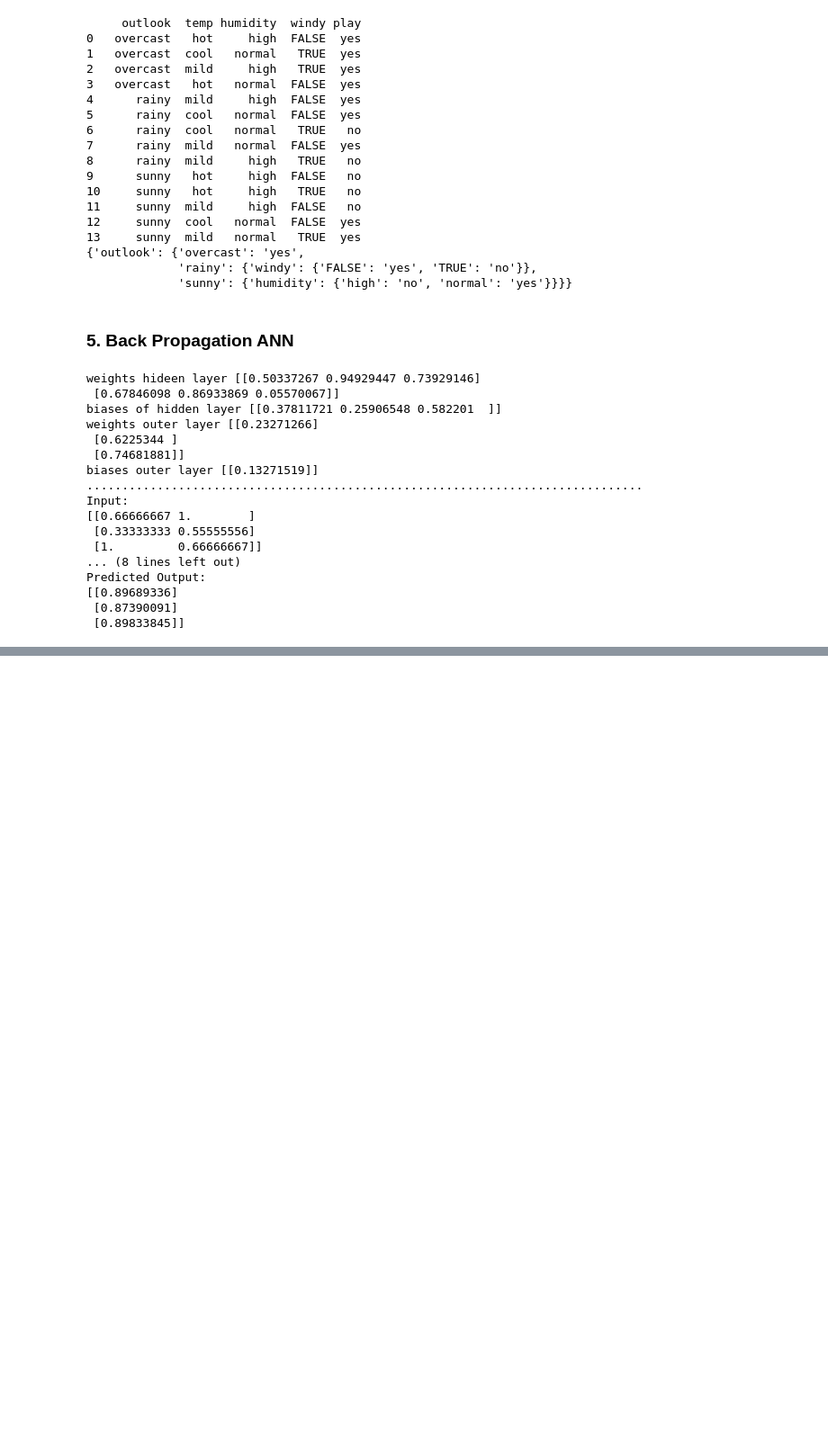
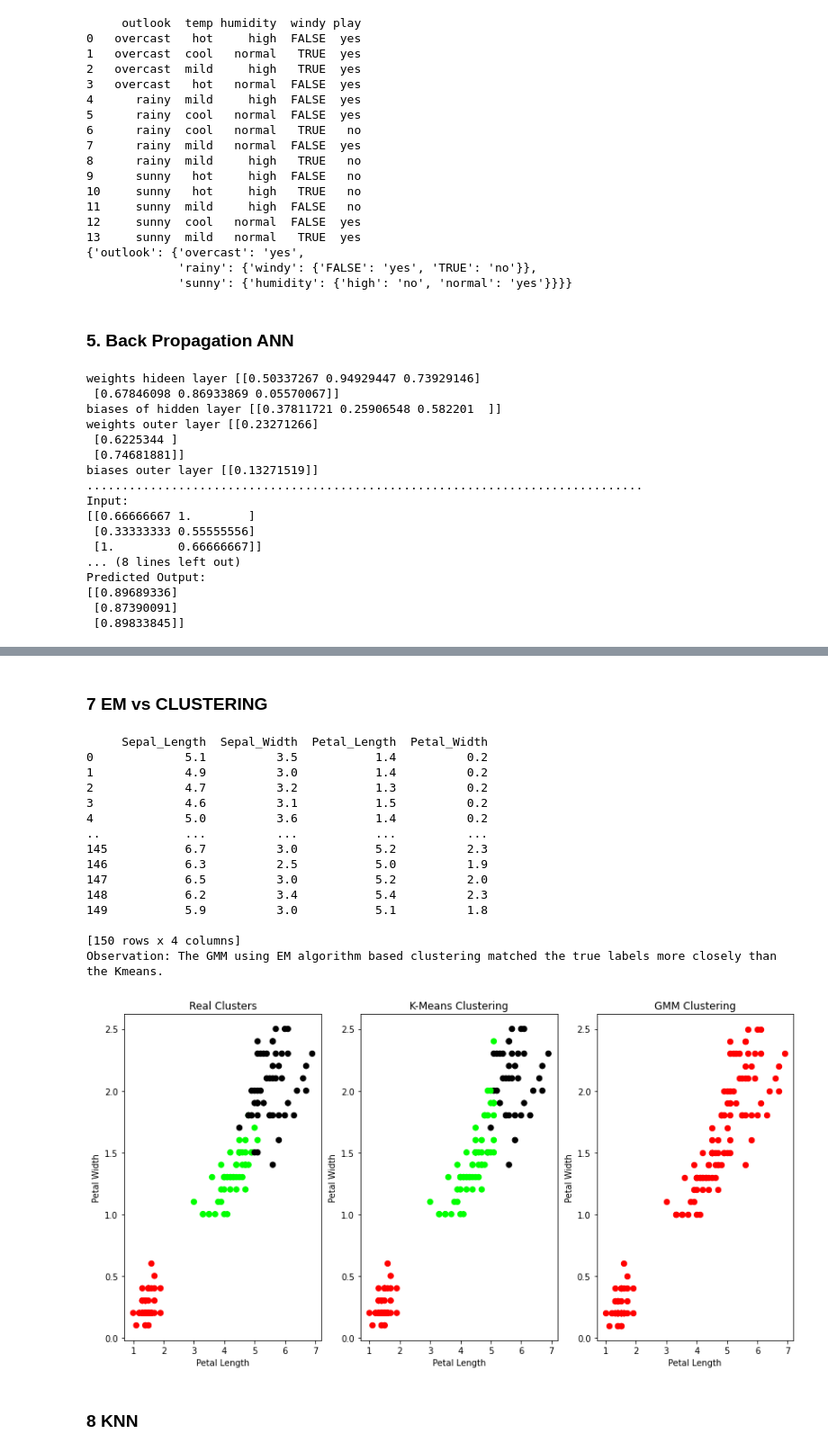
Before and after one commit to rohitdas13595/AI-MLLab, a Jupyter notebook: prog.ipynb, the cells around one changed output, grey strips where cells are left out. Shown at 90% size. Drawn from its saved outputs; the diff is of its cells as text; code cells hidden in the pictures; blank space fills up the shorter version.

```diff
--- a/prog.ipynb
+++ b/prog.ipynb
@@ -562,0 +630,77 @@ Predicted Output:
+# %% [markdown]
+### 7 EM vs CLUSTERING
+# %%
+import matplotlib.pyplot as plt
+from sklearn import datasets
+from sklearn.cluster import KMeans
+import pandas as pd
+import numpy as np
+
+# import some data to play with
+iris = datasets.load_iris()
+X = pd.DataFrame(iris.data)
+
+X.columns = ['Sepal_Length','Sepal_Width','Petal_Length','Petal_Width']
+print(X)
+y = pd.DataFrame(iris.target)
+y.columns = ['Targets']
+
+# Build the K Means Model
+model = KMeans(n_clusters=3)
+model.fit(X) # model.labels_ : Gives cluster no for which samples belongs to
+
+# # Visualise the clustering results
+plt.figure(figsize=(14,7))
+colormap = np.array(['red', 'lime', 'black'])
+
+# Plot the Original Classifications using Petal features
+plt.subplot(1, 3, 1)
+plt.scatter(X.Petal_Length, X.Petal_Width, c=colormap[y.Targets], s=40)
+plt.title('Real Clusters')
+plt.xlabel('Petal Length')
+plt.ylabel('Petal Width')
+
+# Plot the Models Classifications
+plt.subplot(1, 3, 2)
+plt.scatter(X.Petal_Length, X.Petal_Width, c=colormap[model.labels_], s=40)
+plt.title('K-Means Clustering')
+plt.xlabel('Petal Length')
+plt.ylabel('Petal Width')
+
+# General EM for GMM
+from sklearn import preprocessing
+
+# transform your data such that its distribution will have a # mean value 0 and standard deviation of 1.
+scaler = preprocessing.StandardScaler()
+scaler.fit(X)
+xsa = scaler.transform(X)
+xs = pd.DataFrame(xsa, columns = X.columns)
+from sklearn.mixture import GaussianMixture
+gmm = GaussianMixture(n_components=40)
+gmm.fit(xs)
+plt.subplot(1, 3, 3)
+plt.scatter(X.Petal_Length, X.Petal_Width, c=colormap[0], s=40)
+plt.title('GMM Clustering')
+plt.xlabel('Petal Length')
+plt.ylabel('Petal Width')
+
+print('Observation: The GMM using EM algorithm based clustering matched the true labels more closely than the Kmeans.')
+# %% [output]
+     Sepal_Length  Sepal_Width  Petal_Length  Petal_Width
+0             5.1          3.5           1.4          0.2
+1             4.9          3.0           1.4          0.2
+2             4.7          3.2           1.3          0.2
+3             4.6          3.1           1.5          0.2
+4             5.0          3.6           1.4          0.2
+..            ...          ...           ...          ...
+145           6.7          3.0           5.2          2.3
+146           6.3          2.5           5.0          1.9
+147           6.5          3.0           5.2          2.0
+148           6.2          3.4           5.4          2.3
+149           5.9          3.0           5.1          1.8
+
+[150 rows x 4 columns]
+Observation: The GMM using EM algorithm based clustering matched the true labels more closely than the Kmeans.
+[figure, added]
+# %% [markdown]
+### 8 KNN
```
Also changed, not shown: parts of 5 cells of this notebook, 7 other files.
